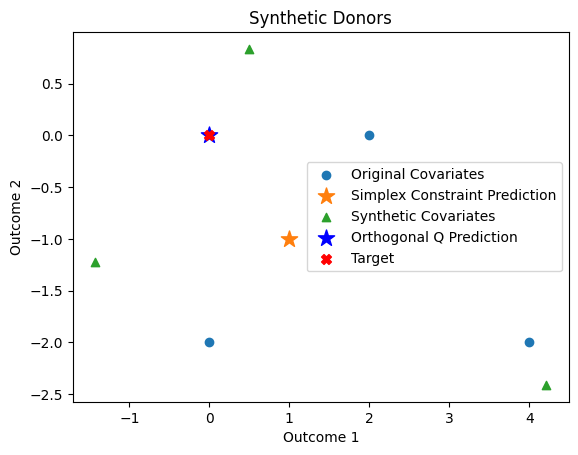
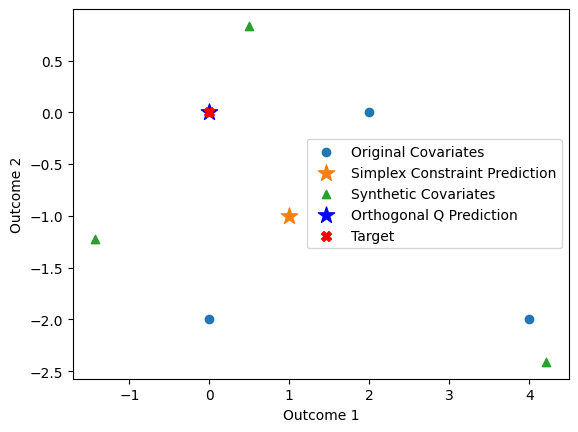
Code edit (unified diff) that turned the first committed figure into the second:
--- before
+++ after
@@ -59,5 +59,4 @@
 plt.xlabel('Outcome 1')
 plt.ylabel('Outcome 2')
-plt.title('Synthetic Donors')
 plt.legend()
 plt.grid(False)

Commit: created synthetic outcomes version of the estimator